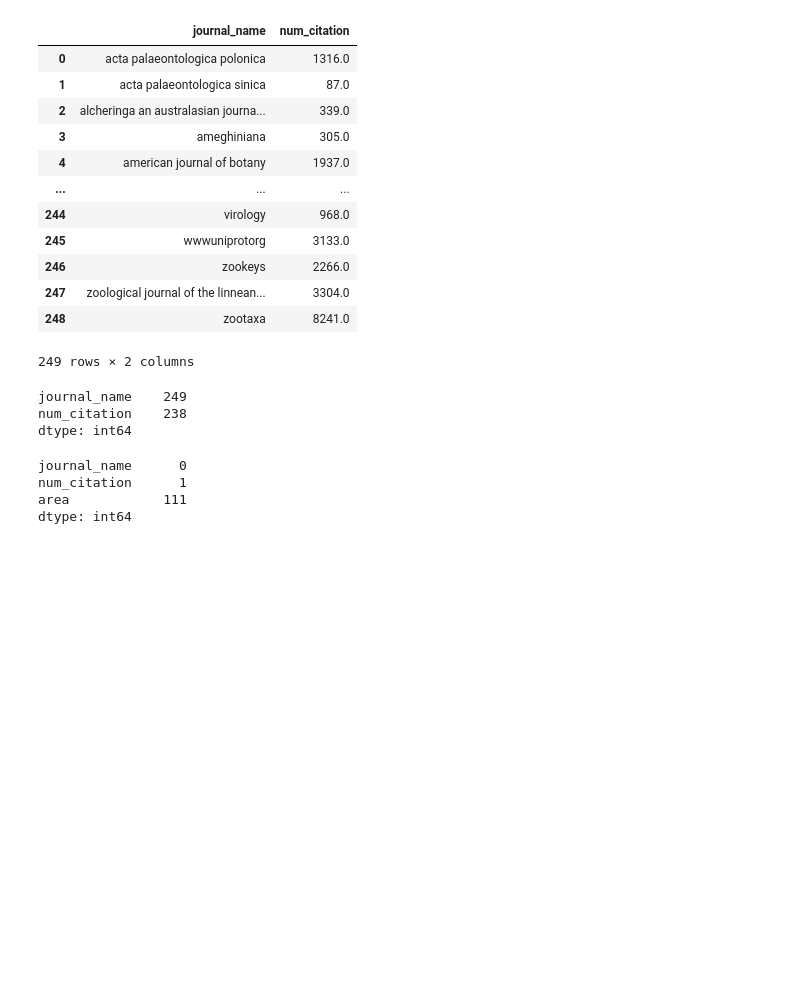
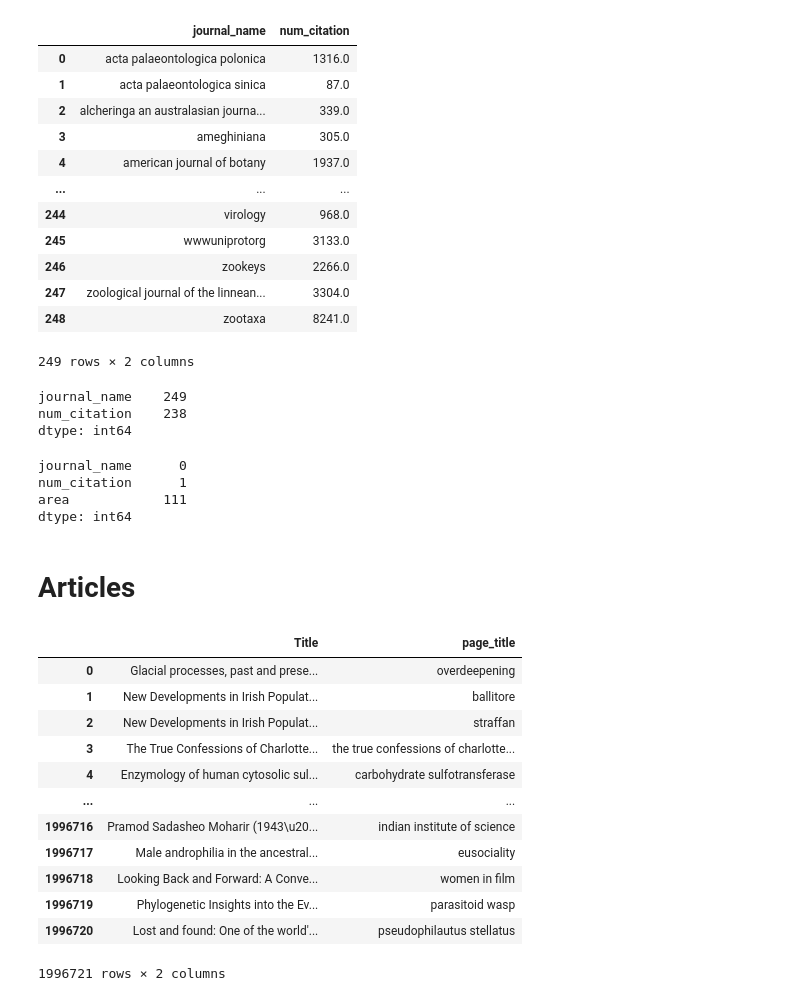
Before and after one commit to stepkurniawan/network-analysis-wikipedia-journals, a Jupyter notebook: codes/2_Data_preparation.ipynb, the cells around one changed output. Cells and saved outputs as stored; diff of their text form; code cells hidden in the pictures; blank space fills up the shorter version.

Commit message:
added data analysis

```diff
--- a/codes/2_Data_preparation.ipynb
+++ b/codes/2_Data_preparation.ipynb
@@ -12,4 +26,37 @@ import itertools
 # run this for google colab
 # ! git clone https://github.com/stepkurniawan/network-analysis-wikipedia-journals.git
 # df_journal = pd.read_csv('/content/network-analysis-wikipedia-journals/files/df_journal.csv')
+# %%
+# Stephen: please dont change, you can comment
+# df_journal = pd.read_csv('D:\\OneDrive - Leuphana Universität\\Semester 2\\4 - Network Analysis\\Second Group Work\\network-analysis-wikipedia-journals\\files2\\df_journal.csv')
+# df_journal = pd.read_csv('C:\\Users\\steph\\OneDrive - Leuphana Universität\\Semester 2\\4 - Network Analysis\\Second Group Work\\network-analysis-wikipedia-journals\\files2\\df_journal.csv')
+
+df_journal = pd.read_csv('D:\\OneDrive - Leuphana Universität\\Semester 2\\4 - Network Analysis\\Second Group Work\\network-analysis-wikipedia-journals\\files2\\df_journal.csv')
+df_num_citations = pd.read_csv('D:\\OneDrive - Leuphana Universität\\Semester 2\\4 - Network Analysis\\Second Group Work\\network-analysis-wikipedia-journals\\files2\\df_num_citations.csv')
+df_node_full = pd.read_csv('D:\\OneDrive - Leuphana Universität\\Semester 2\\4 - Network Analysis\\Second Group Work\\network-analysis-wikipedia-journals\\files2\\df_node_full.csv')
+df_trim_edges = pd.read_csv('D:\\OneDrive - Leuphana Universität\\Semester 2\\4 - Network Analysis\\Second Group Work\\network-analysis-wikipedia-journals\\files2\\df_trim_edges.csv')
+df_node_size_trim = pd.read_csv('D:\\OneDrive - Leuphana Universität\\Semester 2\\4 - Network Analysis\\Second Group Work\\network-analysis-wikipedia-journals\\files2\\df_node_size_trim.csv')
+
+import glob
+import os
+
+df_final_path = r'D:\\OneDrive - Leuphana Universität\\Semester 2\\4 - Network Analysis\\Second Group Work\\network-analysis-wikipedia-journals\\files2\\df_final'
+df_final_all_files = glob.glob(os.path.join(df_final_path , "*.csv"))
+df_final_all_files
+
+li = []
+for df_final_filename in df_final_all_files:
+    df_final = pd.read_csv(df_final_filename, index_col=None)
+    li.append(df_final)
+df_final = pd.concat(li, axis=0, ignore_index=True)
+
+df_edges_full_path = r'D:\\OneDrive - Leuphana Universität\\Semester 2\\4 - Network Analysis\\Second Group Work\\network-analysis-wikipedia-journals\\files2\\df_edges_full'
+df_edges_full_all_files = glob.glob(os.path.join(df_edges_full_path , "*.csv"))
+df_edges_full_all_files
+
+li = []
+for df_edges_full_filename in df_edges_full_all_files:
+    df_edges_full = pd.read_csv(df_edges_full_filename, index_col=None)
+    li.append(df_edges_full)
+df_edges_full = pd.concat(li, axis=0, ignore_index=True)
 # %%
@@ -583,3 +630,22 @@ dtype: int64
 # df_node_area.to_excel(r'df_node_area.xlsx', index = False)
 # %%
 # df_node_size.to_csv("node_size.csv", index=False)
+# %% [markdown]
+# Articles
+# %%
+df_article = df_final[["Title", "page_title"]]
+df_article
+# %% [output]
+|  | Title | page_title |
+| 0 | Glacial processes, past and prese... | overdeepening |
+| 1 | New Developments in Irish Populat... | ballitore |
+| 2 | New Developments in Irish Populat... | straffan |
+| 3 | The True Confessions of Charlotte... | the true confessions of charlotte... |
+| 4 | Enzymology of human cytosolic sul... | carbohydrate sulfotransferase |
+| ... | ... | ... |
+| 1996716 | Pramod Sadasheo Moharir (1943\u20... | indian institute of science |
+| 1996717 | Male androphilia in the ancestral... | eusociality |
+| 1996718 | Looking Back and Forward: A Conve... | women in film |
+| 1996719 | Phylogenetic Insights into the Ev... | parasitoid wasp |
+| 1996720 | Lost and found: One of the world'... | pseudophilautus stellatus |
+1996721 rows × 2 columns
```
Also changed, not shown: parts of 3 cells of this notebook, 57 other files.
